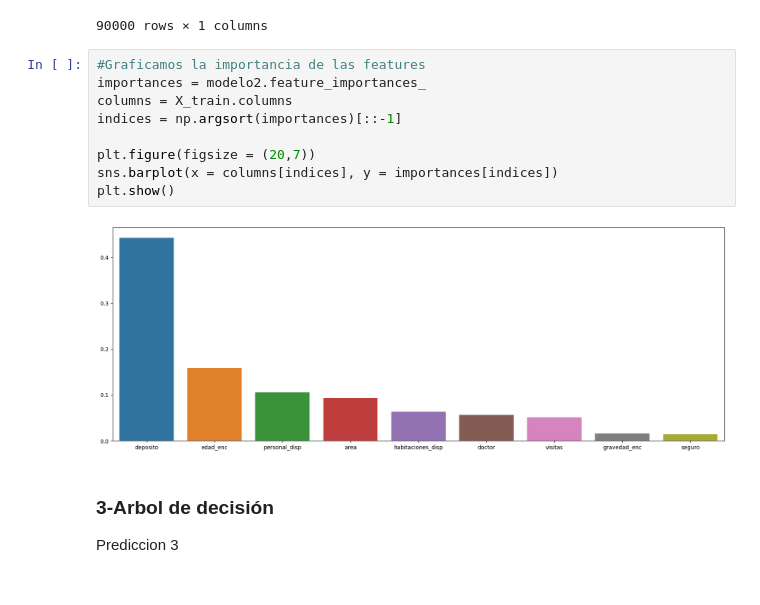
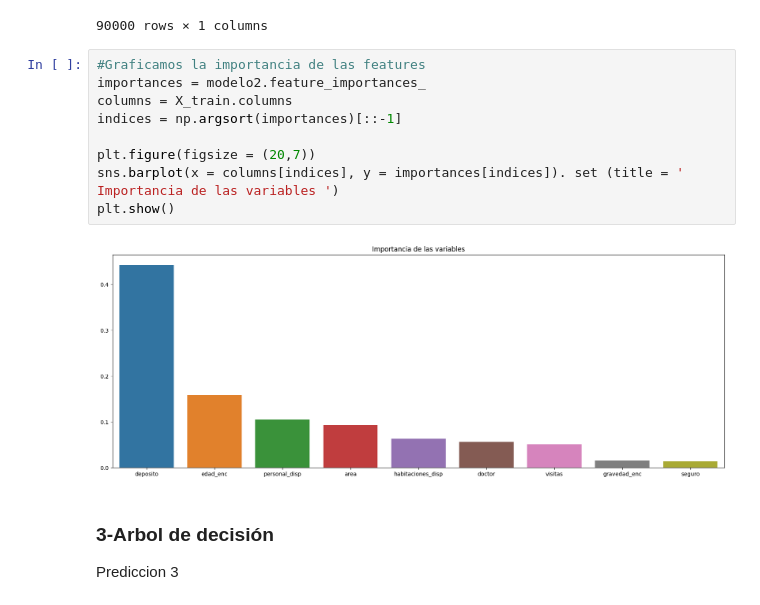
Before and after one commit to BlasCollias/Datathon, a Jupyter notebook: Proyecto.ipynb, the cells around one changed output. Cells and saved outputs as stored; diff of their text form.

```diff
--- a/Proyecto.ipynb
+++ b/Proyecto.ipynb
@@ -495,14 +497,14 @@ df_prediccion2
 # %%
 #Graficamos la importancia de las features
 importances = modelo2.feature_importances_
 columns = X_train.columns
 indices = np.argsort(importances)[::-1]
 
 plt.figure(figsize = (20,7))
-sns.barplot(x = columns[indices], y = importances[indices])
+sns.barplot(x = columns[indices], y = importances[indices]). set (title = ' Importancia de las variables ')
 plt.show()
 # %% [output]
-[figure, old version]
+[figure, new version]
 # %% [markdown]
 ### 3-Arbol de decisión
 Prediccion 3
```
Also changed, not shown: parts of 6 cells of this notebook, 1 other file.
